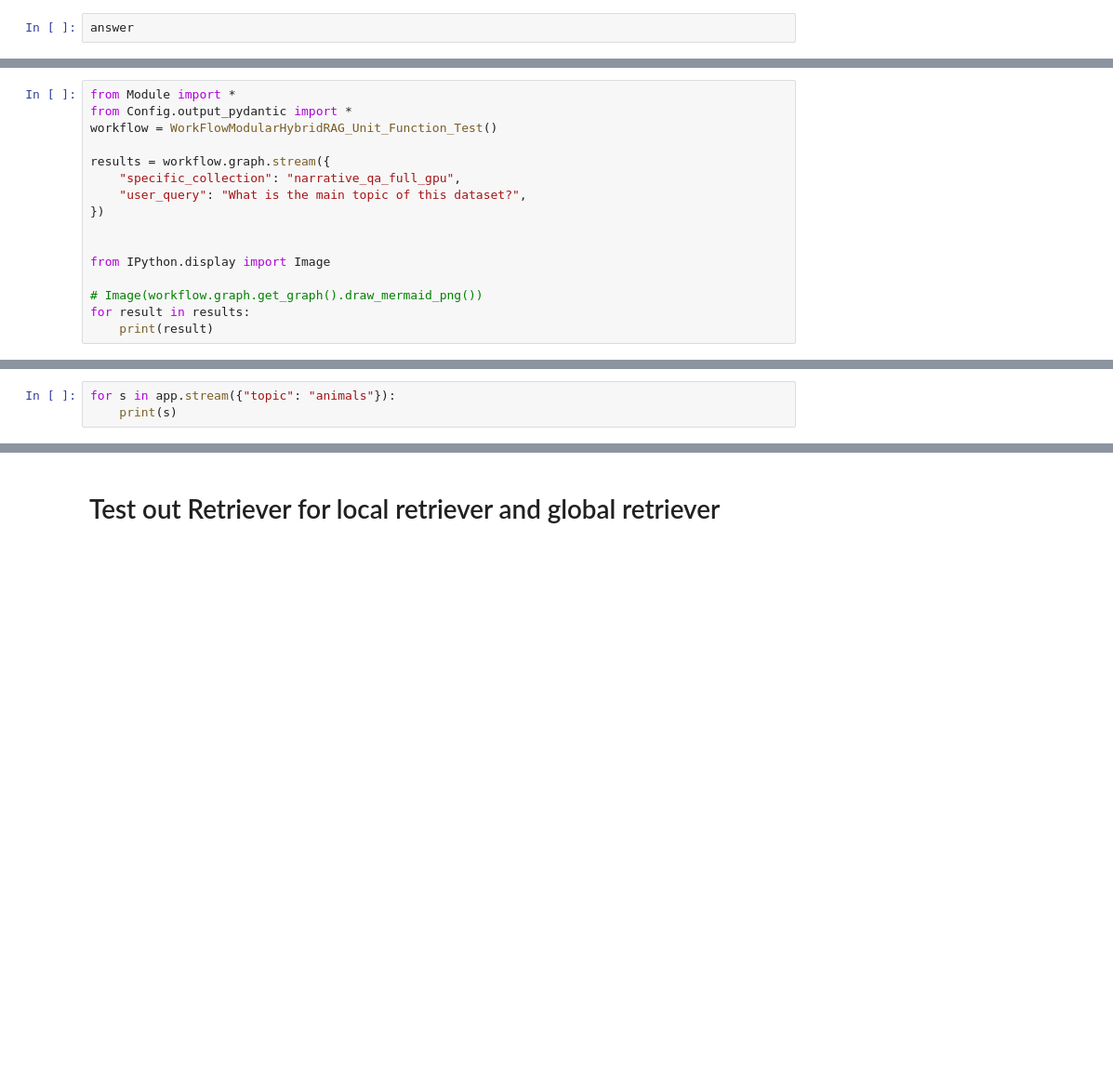
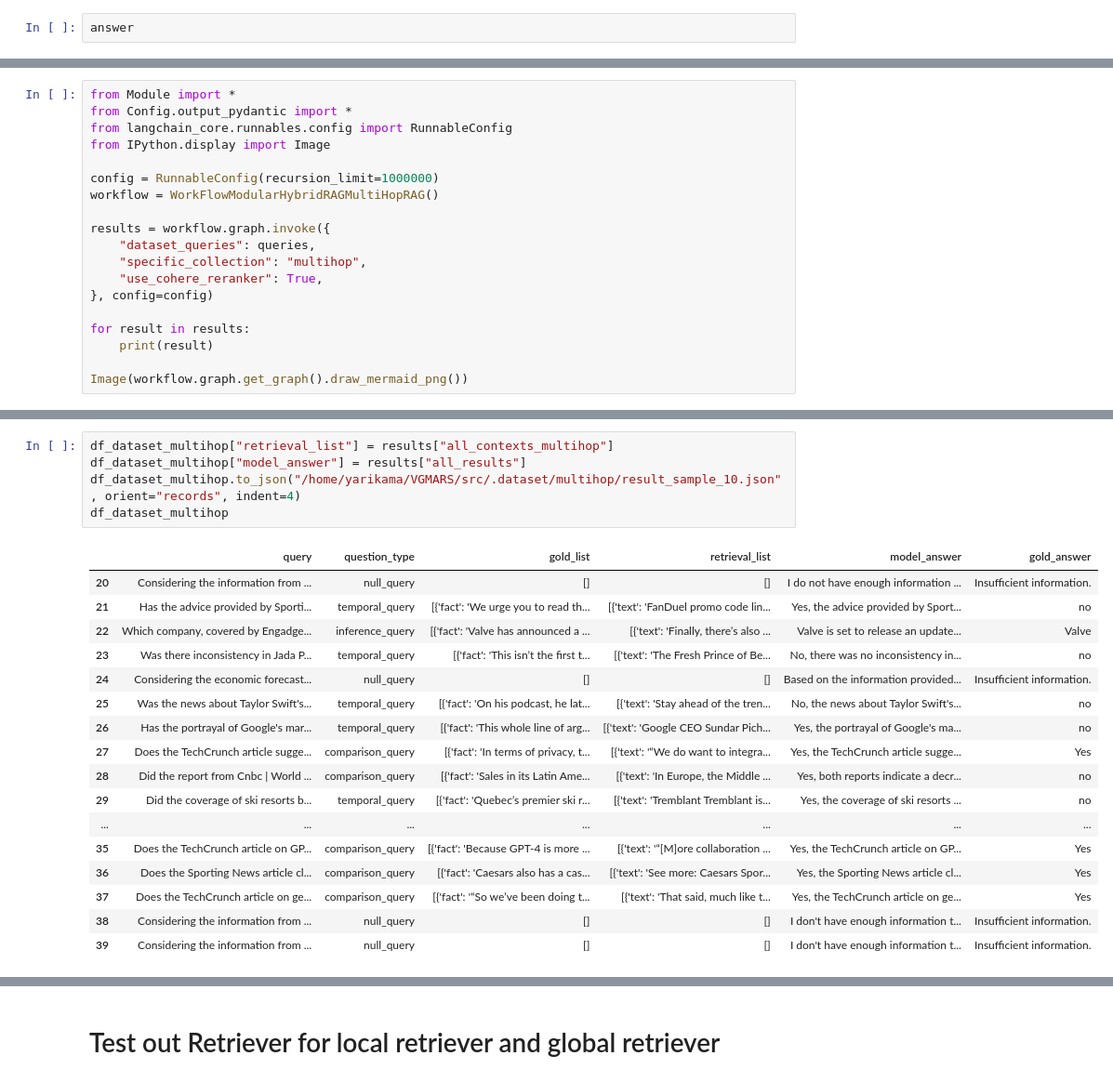
Before and after one commit to yarikama/Agentic-Advanced-RAG, a Jupyter notebook: src/graphrag.ipynb, the cells around one changed output, grey strips where cells are left out. Shown at 93% size. Saved outputs shown, nothing was run; the diff lists cells and outputs as text; blank space fills up the shorter version.

```diff
--- a/src/graphrag.ipynb
+++ b/src/graphrag.ipynb
@@ -213,16 +307,19 @@ answer
 # %%
 from Module import *
 from Config.output_pydantic import *
-workflow = WorkFlowModularHybridRAG_Unit_Function_Test()
-
-results = workflow.graph.stream({
-    "specific_collection": "narrative_qa_full_gpu",
-    "user_query": "What is the main topic of this dataset?",
-})
-
-
+from langchain_core.runnables.config import RunnableConfig
 from IPython.display import Image
 
-# Image(workflow.graph.get_graph().draw_mermaid_png())
+config = RunnableConfig(recursion_limit=1000000)
+workflow = WorkFlowModularHybridRAGMultiHopRAG()
+
+results = workflow.graph.invoke({
+    "dataset_queries": queries,
+    "specific_collection": "multihop",
+    "use_cohere_reranker": True,
+}, config=config)
+
 for result in results:
     print(result)
+
+Image(workflow.graph.get_graph().draw_mermaid_png())
@@ -337,3 +361,23 @@ app = graph.compile()
-# %%
-for s in app.stream({"topic": "animals"}):
-    print(s)
+# %%
+df_dataset_multihop["retrieval_list"] = results["all_contexts_multihop"]
+df_dataset_multihop["model_answer"] = results["all_results"]
+df_dataset_multihop.to_json("/home/yarikama/VGMARS/src/.dataset/multihop/result_sample_10.json", orient="records", indent=4)
+df_dataset_multihop
+# %% [output]
+|  | query | question_type | gold_list | retrieval_list | model_answer | gold_answer |
+| 20 | Considering the information from ... | null_query | [] | [] | I do not have enough information ... | Insufficient information. |
+| 21 | Has the advice provided by Sporti... | temporal_query | [{'fact': 'We urge you to read th... | [{'text': 'FanDuel promo code lin... | Yes, the advice provided by Sport... | no |
+| 22 | Which company, covered by Engadge... | inference_query | [{'fact': 'Valve has announced a ... | [{'text': 'Finally, there’s also ... | Valve is set to release an update... | Valve |
+| 23 | Was there inconsistency in Jada P... | temporal_query | [{'fact': 'This isn’t the first t... | [{'text': 'The Fresh Prince of Be... | No, there was no inconsistency in... | no |
+| 24 | Considering the economic forecast... | null_query | [] | [] | Based on the information provided... | Insufficient information. |
+| 25 | Was the news about Taylor Swift's... | temporal_query | [{'fact': 'On his podcast, he lat... | [{'text': 'Stay ahead of the tren... | No, the news about Taylor Swift's... | no |
+| 26 | Has the portrayal of Google's mar... | temporal_query | [{'fact': 'This whole line of arg... | [{'text': 'Google CEO Sundar Pich... | Yes, the portrayal of Google's ma... | no |
+| 27 | Does the TechCrunch article sugge... | comparison_query | [{'fact': 'In terms of privacy, t... | [{'text': '“We do want to integra... | Yes, the TechCrunch article sugge... | Yes |
+| 28 | Did the report from Cnbc | World ... | comparison_query | [{'fact': 'Sales in its Latin Ame... | [{'text': 'In Europe, the Middle ... | Yes, both reports indicate a decr... | no |
+| 29 | Did the coverage of ski resorts b... | temporal_query | [{'fact': 'Quebec’s premier ski r... | [{'text': 'Tremblant Tremblant is... | Yes, the coverage of ski resorts ... | no |
+| ... | ... | ... | ... | ... | ... | ... |
+| 35 | Does the TechCrunch article on GP... | comparison_query | [{'fact': 'Because GPT-4 is more ... | [{'text': '“[M]ore collaboration ... | Yes, the TechCrunch article on GP... | Yes |
+| 36 | Does the Sporting News article cl... | comparison_query | [{'fact': 'Caesars also has a cas... | [{'text': 'See more: Caesars Spor... | Yes, the Sporting News article cl... | Yes |
+| 37 | Does the TechCrunch article on ge... | comparison_query | [{'fact': '“So we’ve been doing t... | [{'text': 'That said, much like t... | Yes, the TechCrunch article on ge... | Yes |
+| 38 | Considering the information from ... | null_query | [] | [] | I don't have enough information t... | Insufficient information. |
+| 39 | Considering the information from ... | null_query | [] | [] | I don't have enough information t... | Insufficient information. |
```
Also changed, not shown: parts of 23 cells of this notebook, 26 other files.
